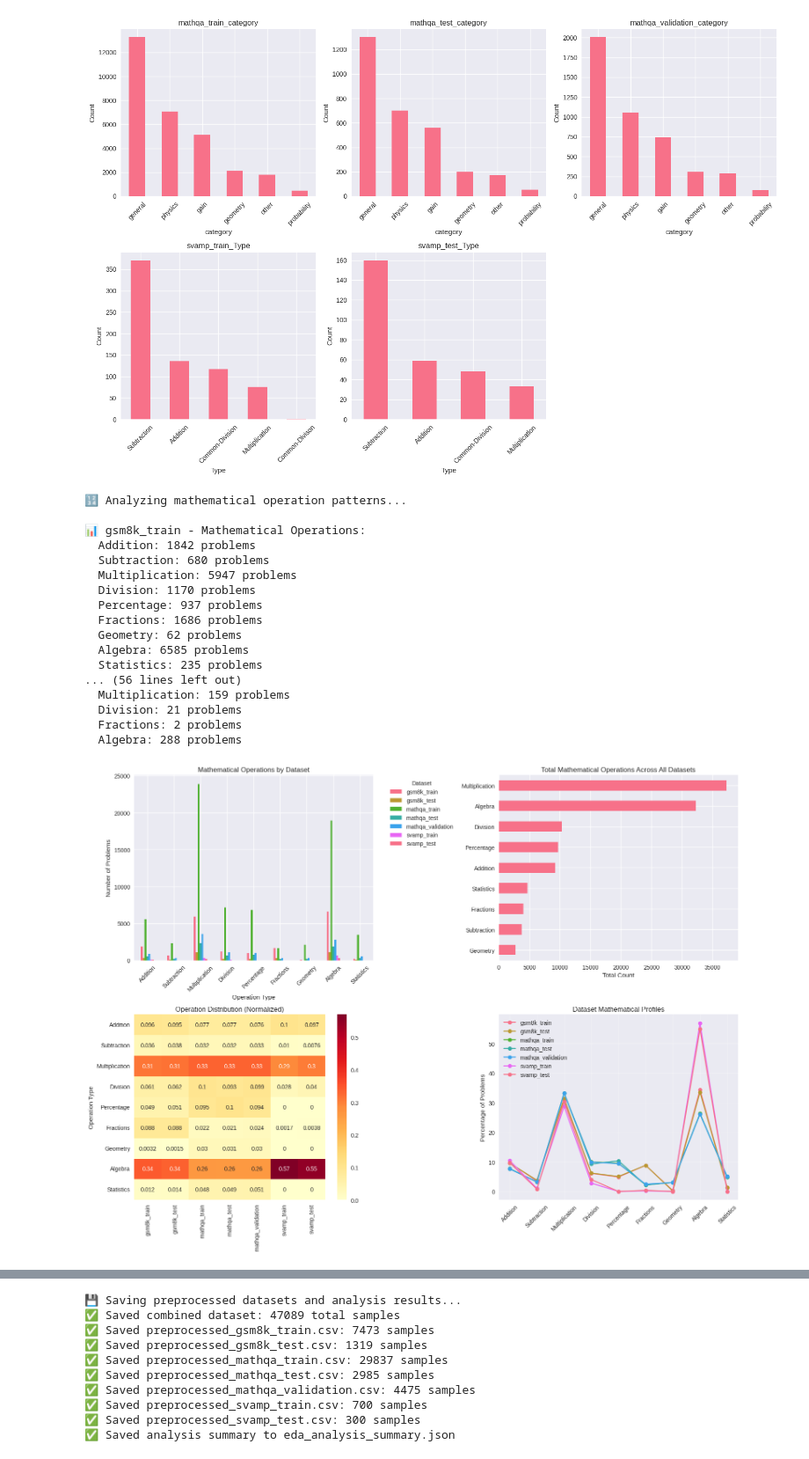
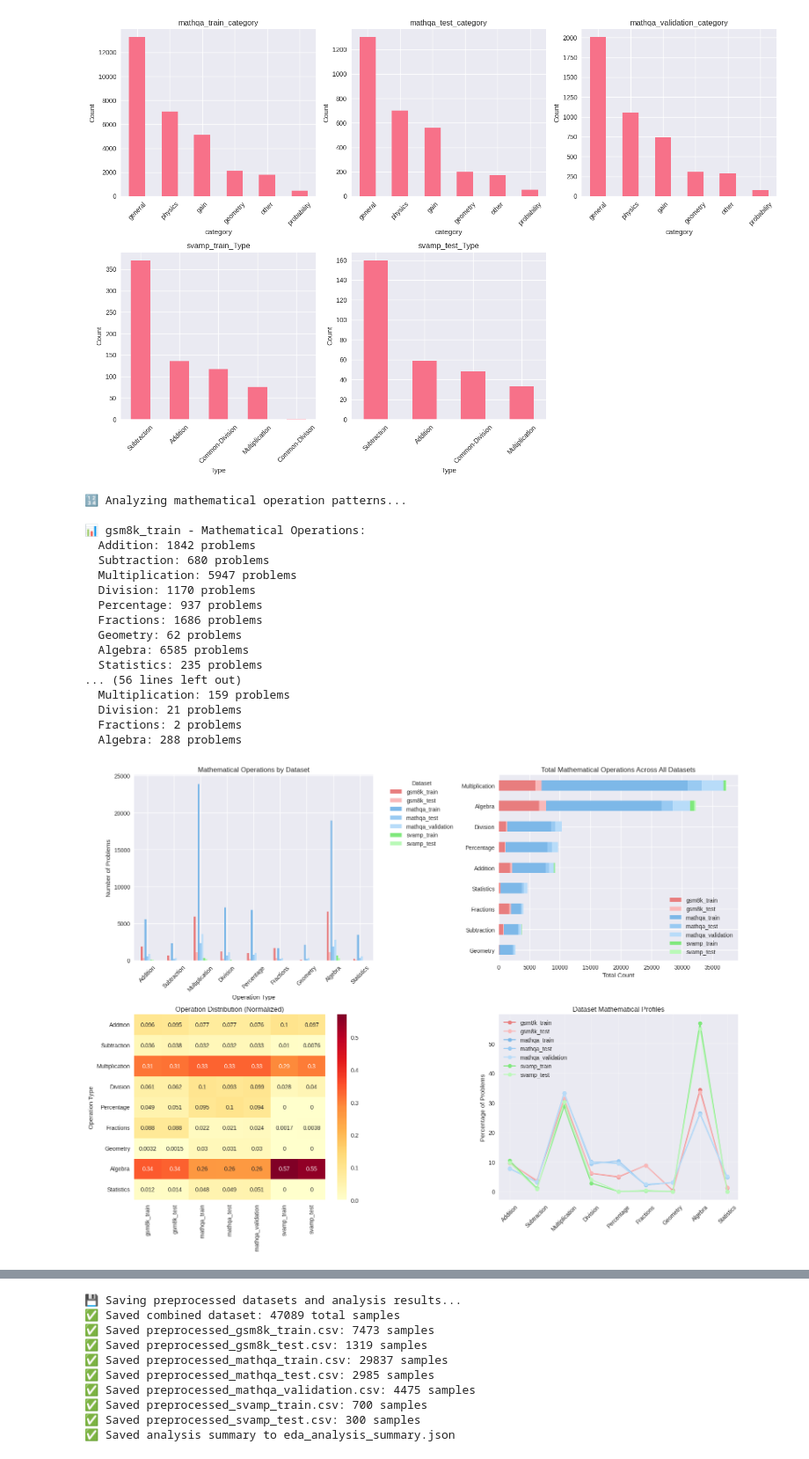
Before and after one commit to kevinmastascusa/symbolic-math-ai, a Jupyter notebook: 02_exploratory_data_analysis.ipynb, the cells around one changed output, grey strips where cells are left out. Shown at 88% size. Cells and saved outputs as stored; diff of their text form; code cells hidden in the pictures.

```diff
--- a/02_exploratory_data_analysis.ipynb
+++ b/02_exploratory_data_analysis.ipynb
@@ -619,7 +649,7 @@ def analyze_math_operations(preprocessed_datasets):
 
         # 1. Operation distribution by dataset
         op_df = pd.DataFrame(operation_results).fillna(0)
-        op_df.plot(kind='bar', ax=axes[0, 0])
+        op_df.plot(kind='bar', ax=axes[0, 0], color=[dataset_colors.get(col, 'gray') for col in op_df.columns])
         axes[0, 0].set_title('Mathematical Operations by Dataset')
         axes[0, 0].set_xlabel('Operation Type')
         axes[0, 0].set_ylabel('Number of Problems')
@@ -627,10 +657,23 @@ def analyze_math_operations(preprocessed_datasets):
         axes[0, 0].tick_params(axis='x', rotation=45)
 
         # 2. Total operations across all datasets
-        total_ops = op_df.sum(axis=1).sort_values(ascending=True)
-        total_ops.plot(kind='barh', ax=axes[0, 1])
+        # Sum across datasets for each operation type, sort descending
+        total_ops = op_df.sum(axis=1).sort_values()
+
+        # Reorder op_df by this sorting
+        op_df_sorted = op_df.loc[total_ops.index]
+
+        # Plot stacked horizontal bar chart with sorted order
+        op_df_sorted.plot(
+            kind='barh',
+            stacked=True,
+            ax=axes[0, 1],
+            color=[dataset_colors.get(col, 'gray') for col in op_df.columns]
+        )
+
         axes[0, 1].set_title('Total Mathematical Operations Across All Datasets')
         axes[0, 1].set_xlabel('Total Count')
+
 
         # 3. Operation complexity heatmap
         op_df_norm = op_df.div(op_df.sum(axis=0), axis=1).fillna(0)
@@ -643,39 +686,39 @@ def analyze_math_operations(preprocessed_datasets):
         for dataset in op_df.columns:
             if op_df[dataset].sum() > 0:  # Only plot datasets with operations
                 values = op_df[dataset] / op_df[dataset].sum() * 100  # Convert to percentages
-                axes[1, 1].plot(values.values, label=dataset, marker='o')
+                axes[1, 1].plot(values.values, label=dataset, marker='o', color=dataset_colors.get(dataset, 'gray'))
 
         axes[1, 1].set_xticks(range(len(op_df.index)))
         axes[1, 1].set_xticklabels(op_df.index, rotation=45)
         axes[1, 1].set_ylabel('Percentage of Problems')
         axes[1, 1].legend()
         axes[1, 1].grid(True, alpha=0.3)
 
         plt.tight_layout()
         plt.show()
 
     return operation_results
 
 math_operations = analyze_math_operations(preprocessed_datasets)
 # %% [output]
 🔢 Analyzing mathematical operation patterns...
 
 📊 gsm8k_train - Mathematical Operations:
   Addition: 1842 problems
   Subtraction: 680 problems
   Multiplication: 5947 problems
   Division: 1170 problems
   Percentage: 937 problems
   Fractions: 1686 problems
   Geometry: 62 problems
   Algebra: 6585 problems
   Statistics: 235 problems
 ... (56 lines left out)
   Multiplication: 159 problems
   Division: 21 problems
   Fractions: 2 problems
   Algebra: 288 problems
-[figure, old version]
+[figure, new version]
 # %%
 ## 10. Text Complexity and Readability Analysis
 
```
Also changed, not shown: parts of 5 cells of this notebook.
